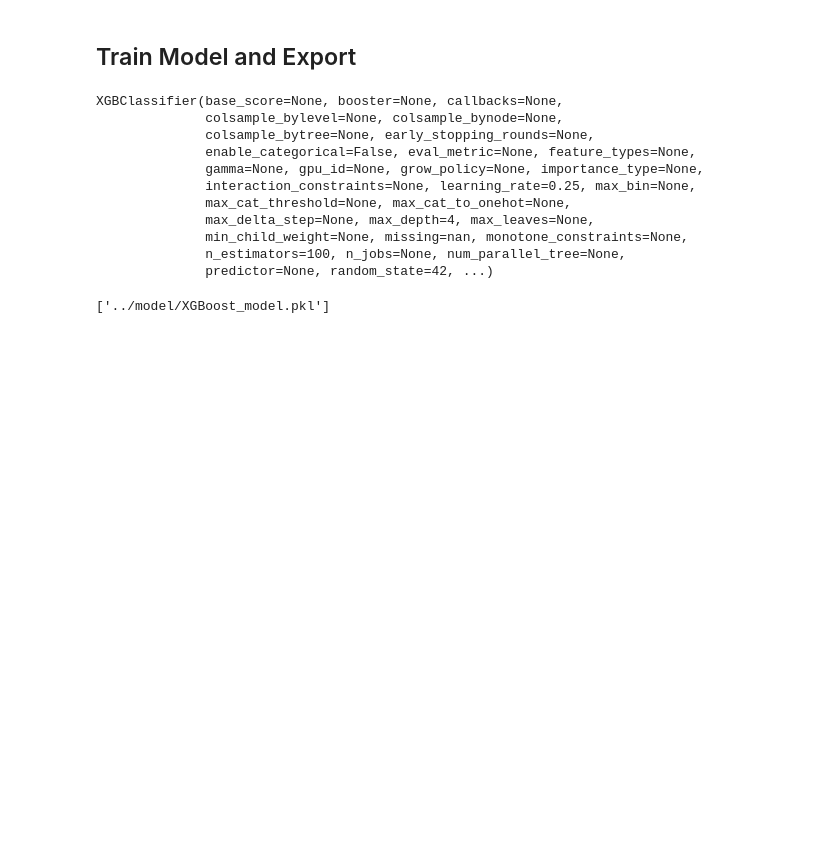
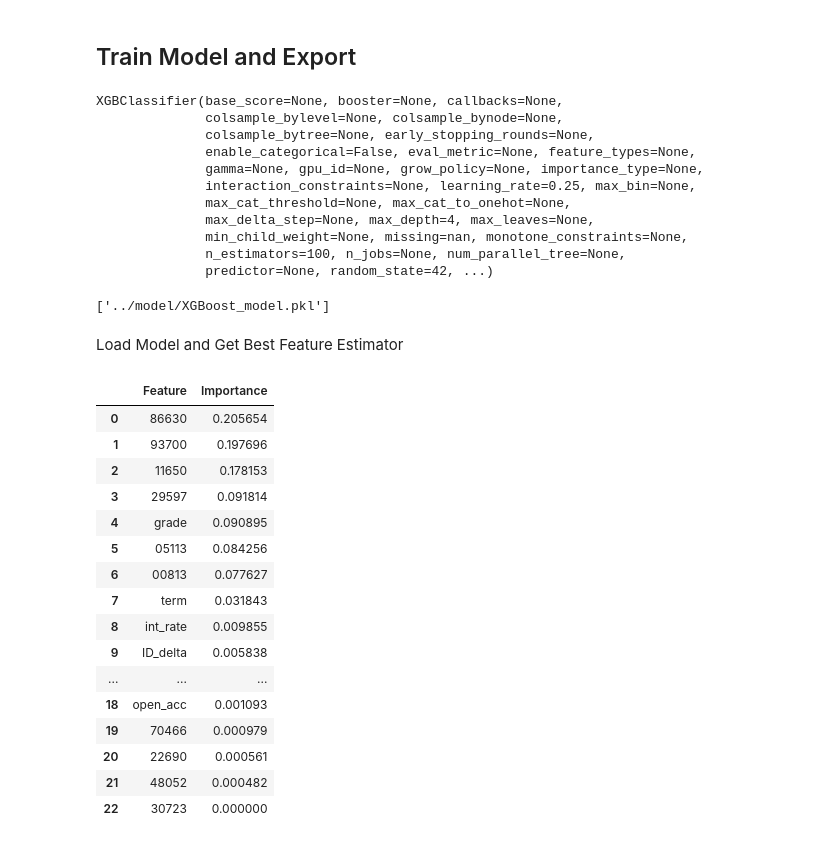
Before and after one commit to Weicong93/Lending-Club-Loans, a Jupyter notebook: notebooks/Lending Club Loan Default Prediction Model.ipynb, the cells around one changed output. Saved outputs shown, nothing was run; the diff lists cells and outputs as text; code cells hidden in the pictures; blank space fills up the shorter version.

```diff
--- a/notebooks/Lending Club Loan Default Prediction Model.ipynb
+++ b/notebooks/Lending Club Loan Default Prediction Model.ipynb
@@ -950,3 +950,42 @@ XGBClassifier(base_score=None, booster=None, callbacks=None,
 joblib.dump(final_model, '../model/XGBoost_model.pkl')
 # %% [output]
 ['../model/XGBoost_model.pkl']
+# %% [markdown]
+Load Model and Get Best Feature Estimator
+# %%
+loaded_model = joblib.load('../model/XGBoost_model.pkl')
+# %%
+feature_importances = loaded_model.feature_importances_
+
+# Assuming you have a list of feature names
+feature_names = feature_df_scaled.drop('loan_status', axis = 1).columns.tolist()
+
+# Create a DataFrame to display the feature importances
+importance_df = pd.DataFrame({
+    'Feature': feature_names,
+    'Importance': feature_importances
+})
+
+# Sort the DataFrame by importance
+importance_df = importance_df.sort_values(by='Importance', ascending=False).reset_index(drop=True)
+
+# Display the DataFrame
+importance_df
+# %% [output]
+|  | Feature | Importance |
+| 0 | 86630 | 0.205654 |
+| 1 | 93700 | 0.197696 |
+| 2 | 11650 | 0.178153 |
+| 3 | 29597 | 0.091814 |
+| 4 | grade | 0.090895 |
+| 5 | 05113 | 0.084256 |
+| 6 | 00813 | 0.077627 |
+| 7 | term | 0.031843 |
+| 8 | int_rate | 0.009855 |
+| 9 | ID_delta | 0.005838 |
+| ... | ... | ... |
+| 18 | open_acc | 0.001093 |
+| 19 | 70466 | 0.000979 |
+| 20 | 22690 | 0.000561 |
+| 21 | 48052 | 0.000482 |
+| 22 | 30723 | 0.000000 |
```
Also changed, not shown: 10 other files.
